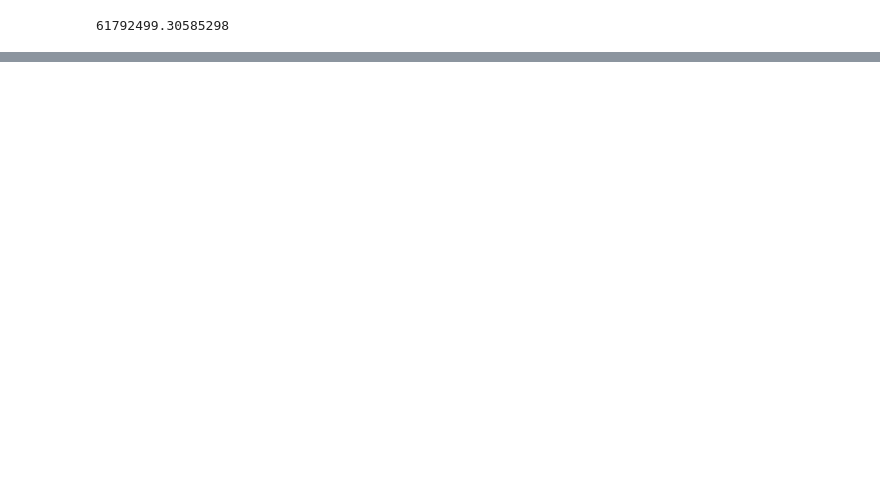
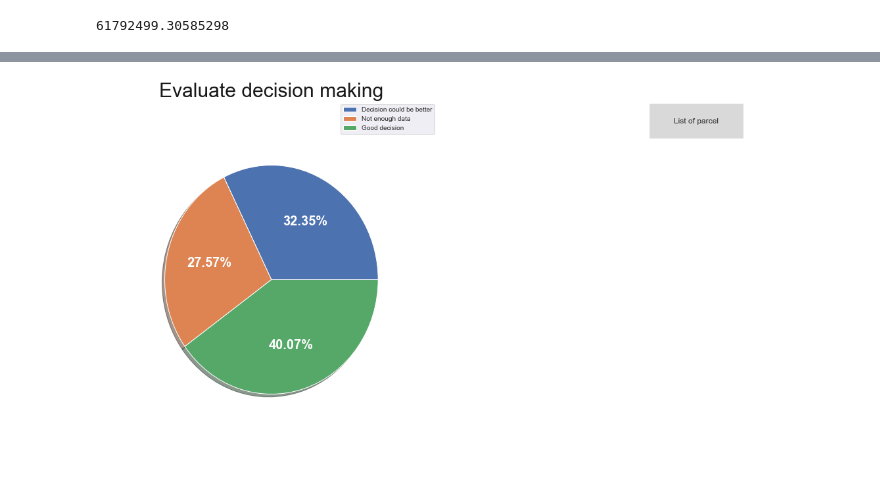
Before and after one commit to AndreaM1996/Project5, a Jupyter notebook: Project5.ipynb, the cells around one changed output, grey strips where cells are left out. Cells and saved outputs as stored; diff of their text form; code cells hidden in the pictures; blank space fills up the shorter version.

Commit message:
evaluation decision

```diff
--- a/Project5.ipynb
+++ b/Project5.ipynb
@@ -588,0 +633,4 @@ top3_var_f
+# %%
+def func2(pct, allvals):
+    percent = float((100*pct)/sum(allvals))
+    return "{:.2f}%".format(pct,percent)
@@ -588,0 +680,41 @@ top3_var_f
+# %%
+num, not_enough_data, good = evaluate_decision(data)
+# %%
+def on_click(event):
+    if event.dblclick:
+        evaluate_decision(data,command=True)
+def _yes(event):
+    print('yoyo')
+# %%
+from matplotlib.widgets import Button
+
+fig = plt.figure(figsize=(20,10))
+ax = fig.add_subplot(121)
+
+pie = [num,not_enough_data,good]
+wedges, texts, autotexts = ax.pie(x=pie, labels=['Decision could be better','Not enough data','Good decision'],
+                                      autopct=lambda pct: func2(pct, pie),radius=0.8,shadow=True, textprops=dict(color="w"))
+plt.setp(autotexts,fontsize=20,fontweight='bold', color='w')
+
+ax.set_title('Evaluate decision making',fontdict={'fontsize': 30, 'fontweight': 'medium', 'color': 'k'})
+ax.legend(loc=1,fontsize=10)
+props = dict(facecolor='white',edgecolor='dimgrey',alpha=0.5,pad=10)
+text = "Parcel with good farmer's decision: \n"
+"""for parcel in list(good_decision.keys()):
+text += '\u2022'+parcel+'\n'
+plt.figtext(0.99,0.4,text,bbox=props,fontsize=15,va='top', ha='left')"""
+
+ax.axis('off')
+
+plt.connect('button_press_event',on_click)
+ax6 = fig.add_subplot(122)
+axparcel = plt.axes([0.7, 0.8, 0.1, 0.075])
+button = Button(axparcel, 'List of parcel')
+button.on_clicked(_yes)
+
+ax6.axis('off')
+
+
+plt.show()
+# %% [output]
+[figure, added]
```
Also changed, not shown: parts of 19 cells of this notebook.
